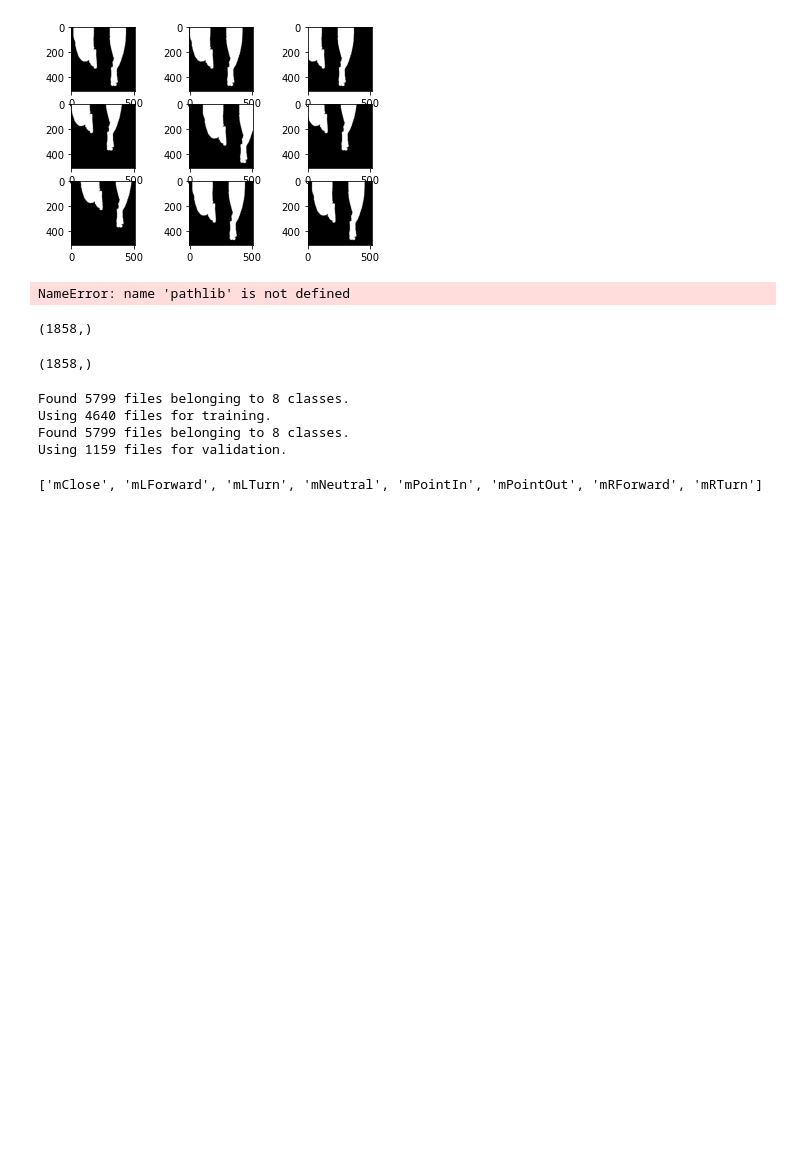
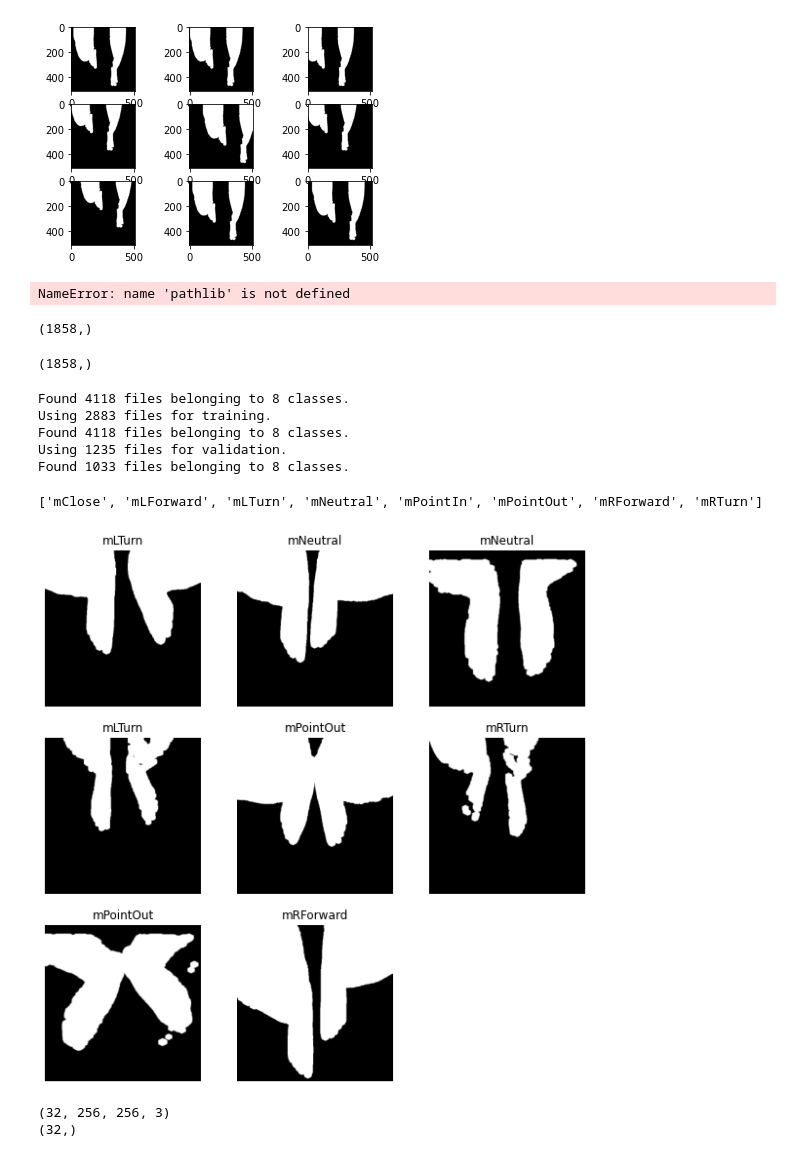
Before and after one commit to CW67/FYP_FGCRCgit, a Jupyter notebook: imageTest.ipynb, the cells around one changed output. Drawn from its saved outputs; the diff is of its cells as text; code cells hidden in the pictures; blank space fills up the shorter version.

```diff
--- a/imageTest.ipynb
+++ b/imageTest.ipynb
@@ -331,26 +349,0 @@ from tensorflow.keras.models import Sequential
-# %%
-batch_size = 8
-data_dir = 'C:\\Users\Cheon\MasterData\ktraining'
-train_ds = tf.keras.utils.image_dataset_from_directory(
-  data_dir,
-  validation_split=0.2,
-  subset="training",
-  seed=123,
-  batch_size=batch_size)
-
-val_ds = tf.keras.utils.image_dataset_from_directory(
-  data_dir,
-  validation_split=0.2,
-  subset="validation",
-  seed=123,
-  batch_size=batch_size)
-# %% [output]
-Found 5799 files belonging to 8 classes.
-Using 4640 files for training.
-Found 5799 files belonging to 8 classes.
-Using 1159 files for validation.
-# %%
-class_names = train_ds.class_names
-print(class_names)
-# %% [output]
-['mClose', 'mLForward', 'mLTurn', 'mNeutral', 'mPointIn', 'mPointOut', 'mRForward', 'mRTurn']
@@ -356,0 +359,53 @@ print(class_names)
+# %%
+batch_size = 32
+data_dir = 'C:\\Users\\Cheon\\MasterData\\ktraining\\train'
+test_dir = 'C:\\Users\\Cheon\\MasterData\\ktraining\\test'
+train_ds = tf.keras.utils.image_dataset_from_directory(
+  data_dir,
+  validation_split=0.3,
+  subset="training",
+  seed=123,
+  batch_size=batch_size)
+
+val_ds = tf.keras.utils.image_dataset_from_directory(
+  data_dir,
+  validation_split=0.3,
+  subset="validation",
+  seed=123,
+  batch_size=batch_size)
+
+test_ds = tf.keras.utils.image_dataset_from_directory(
+  test_dir,
+  seed=123,
+  batch_size=batch_size)
+# %% [output]
+Found 4118 files belonging to 8 classes.
+Using 2883 files for training.
+Found 4118 files belonging to 8 classes.
+Using 1235 files for validation.
+Found 1033 files belonging to 8 classes.
+# %%
+class_names = train_ds.class_names
+print(class_names)
+# %% [output]
+['mClose', 'mLForward', 'mLTurn', 'mNeutral', 'mPointIn', 'mPointOut', 'mRForward', 'mRTurn']
+# %%
+import matplotlib.pyplot as plt
+
+plt.figure(figsize=(10, 10))
+for images, labels in train_ds.take(1):
+  for i in range(8):
+    ax = plt.subplot(3, 3, i + 1)
+    plt.imshow(images[i].numpy().astype("uint8"))
+    plt.title(class_names[labels[i]])
+    plt.axis("off")
+# %% [output]
+[figure, added]
+# %%
+for image_batch, labels_batch in train_ds:
+  print(image_batch.shape)
+  print(labels_batch.shape)
+  break
+# %% [output]
+(32, 256, 256, 3)
+(32,)
```
Also changed, not shown: parts of 16 cells of this notebook.
